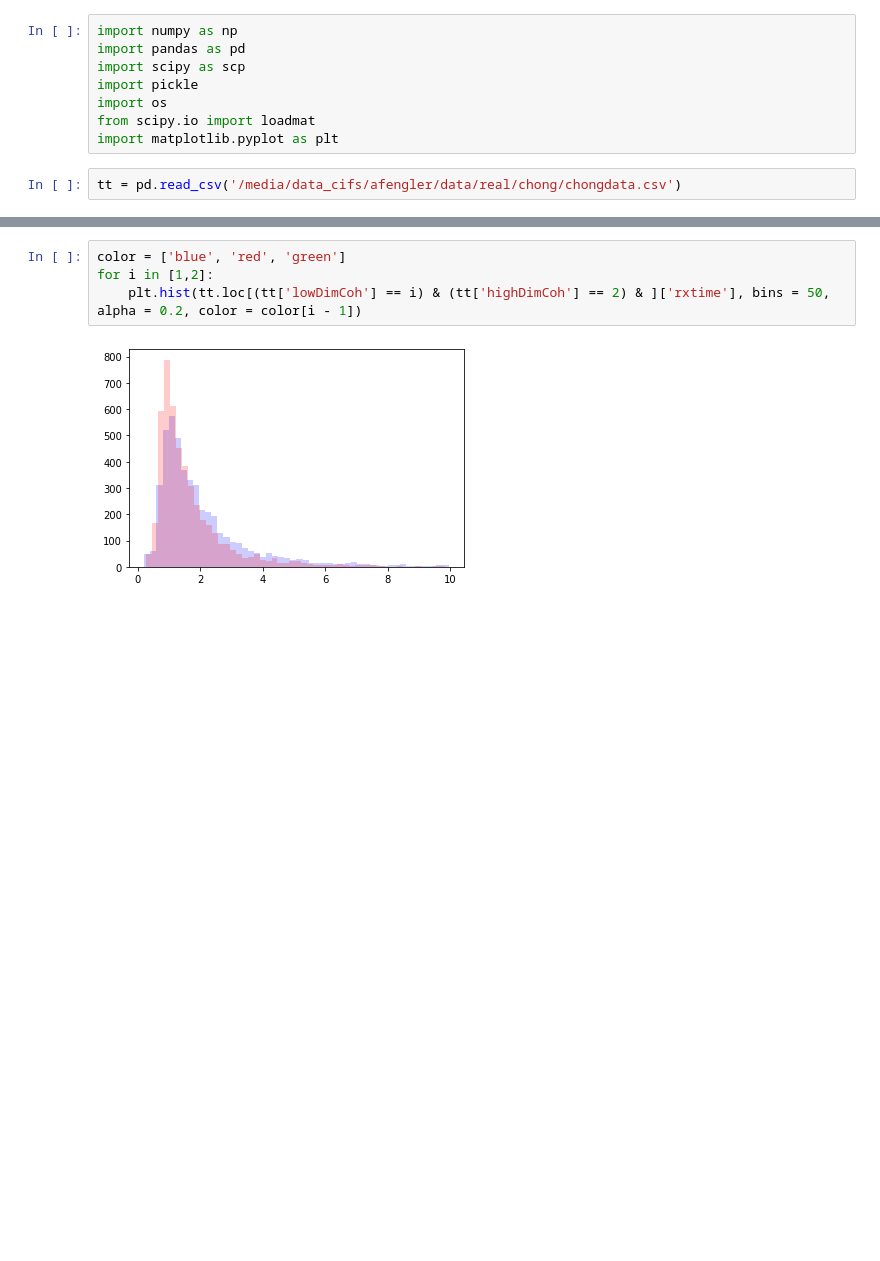
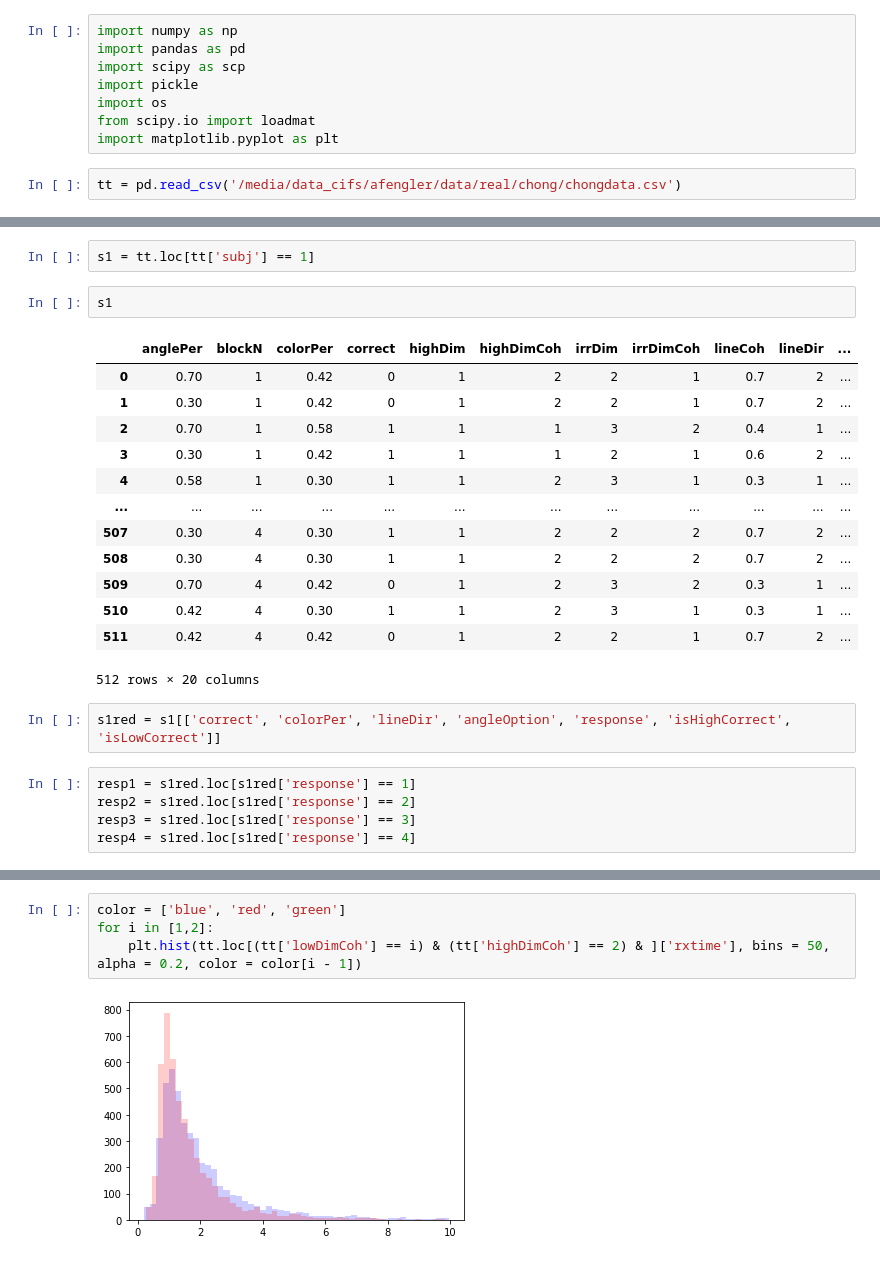
Before and after one commit to AlexanderFengler/nn_likelihoods, a Jupyter notebook: read_in_chong_data.ipynb, the cells around one changed output, grey strips where cells are left out. Drawn from its saved outputs; the diff is of its cells as text; blank space fills up the shorter version.

```diff
--- a/read_in_chong_data.ipynb
+++ b/read_in_chong_data.ipynb
@@ -25,0 +11,25 @@ tt = pd.read_csv('/media/data_cifs/afengler/data/real/chong/chongdata.csv')
+# %%
+s1 = tt.loc[tt['subj'] == 1]
+# %%
+s1
+# %% [output]
+|  | anglePer | blockN | colorPer | correct | highDim | highDimCoh | irrDim | irrDimCoh | lineCoh | lineDir | ... |
+| 0 | 0.70 | 1 | 0.42 | 0 | 1 | 2 | 2 | 1 | 0.7 | 2 | ... |
+| 1 | 0.30 | 1 | 0.42 | 0 | 1 | 2 | 2 | 1 | 0.7 | 2 | ... |
+| 2 | 0.70 | 1 | 0.58 | 1 | 1 | 1 | 3 | 2 | 0.4 | 1 | ... |
+| 3 | 0.30 | 1 | 0.42 | 1 | 1 | 1 | 2 | 1 | 0.6 | 2 | ... |
+| 4 | 0.58 | 1 | 0.30 | 1 | 1 | 2 | 3 | 1 | 0.3 | 1 | ... |
+| ... | ... | ... | ... | ... | ... | ... | ... | ... | ... | ... | ... |
+| 507 | 0.30 | 4 | 0.30 | 1 | 1 | 2 | 2 | 2 | 0.7 | 2 | ... |
+| 508 | 0.30 | 4 | 0.30 | 1 | 1 | 2 | 2 | 2 | 0.7 | 2 | ... |
+| 509 | 0.70 | 4 | 0.42 | 0 | 1 | 2 | 3 | 2 | 0.3 | 1 | ... |
+| 510 | 0.42 | 4 | 0.30 | 1 | 1 | 2 | 3 | 1 | 0.3 | 1 | ... |
+| 511 | 0.42 | 4 | 0.42 | 0 | 1 | 2 | 2 | 1 | 0.7 | 2 | ... |
+512 rows × 20 columns
+# %%
+s1red = s1[['correct', 'colorPer', 'lineDir', 'angleOption', 'response', 'isHighCorrect', 'isLowCorrect']]
+# %%
+resp1 = s1red.loc[s1red['response'] == 1]
+resp2 = s1red.loc[s1red['response'] == 2]
+resp3 = s1red.loc[s1red['response'] == 3]
+resp4 = s1red.loc[s1red['response'] == 4]
```
Also changed, not shown: parts of 4 cells of this notebook, 1 other file.
